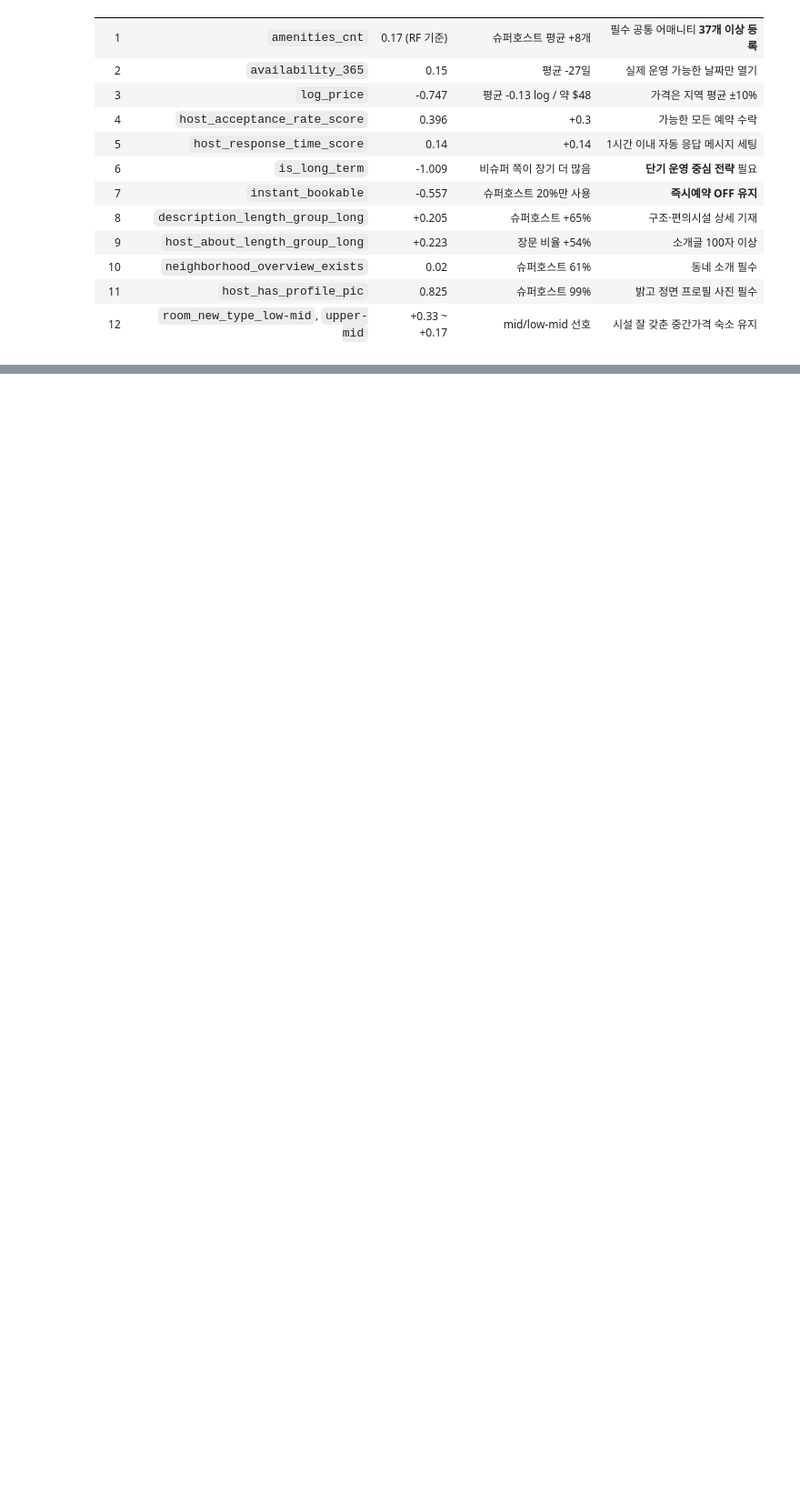
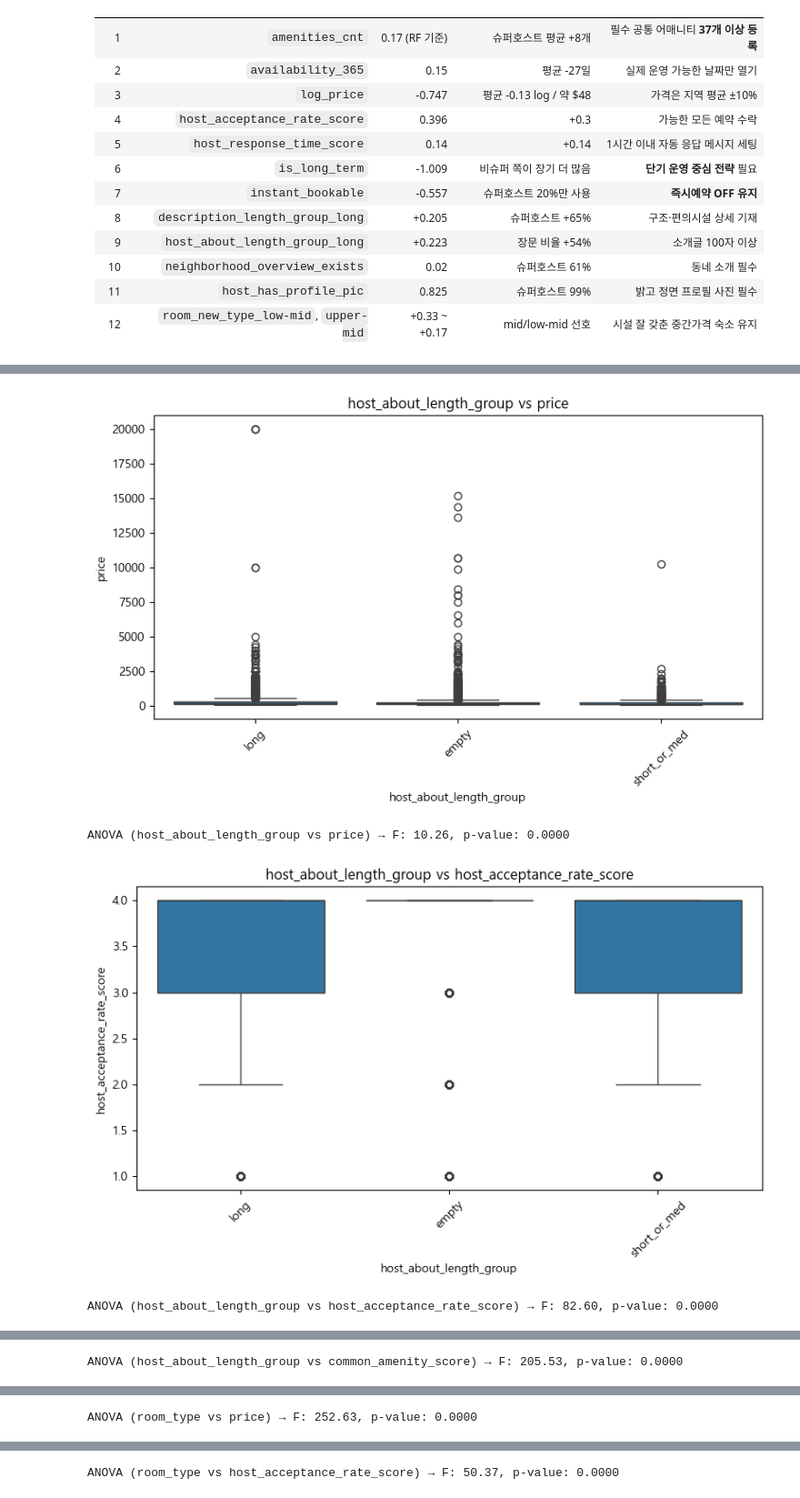
Before and after one commit to jiwon512/advanced_project, a Jupyter notebook: hayoung/2/superhost.ipynb, the cells around one changed output, grey strips where cells are left out. Shown at 91% size. Cells and saved outputs as stored; diff of their text form; code cells hidden in the pictures; blank space fills up the shorter version.

```diff
--- a/hayoung/2/superhost.ipynb
+++ b/hayoung/2/superhost.ipynb
@@ -1656,0 +1684,29 @@ See the caveats in the documentation: https://pandas.pydata.org/pandas-docs/stab
+# %%
+from scipy.stats import f_oneway
+
+# 범주형 변수 리스트
+categorical_cols = [
+    'host_about_length_group', 'room_type', 'neighbourhood_group_cleansed',
+    'name_length_group', 'description_length_group', 'room_new_type'
+]
+
+# 대표 수치형 변수들과 Boxplot + ANOVA 테스트
+for cat in categorical_cols:
+    for num in ['price', 'host_acceptance_rate_score', 'common_amenity_score']:
+        # Boxplot
+        plt.figure(figsize=(8, 5))
+        sns.boxplot(x=cat, y=num, data=df)
+        plt.title(f"{cat} vs {num}")
+        plt.xticks(rotation=45)
+        plt.tight_layout()
+        plt.show()
+
+        # ANOVA
+        groups = [group[num].dropna() for _, group in df.groupby(cat)]
+        f_stat, p = f_oneway(*groups)
+        print(f"ANOVA ({cat} vs {num}) → F: {f_stat:.2f}, p-value: {p:.4f}\n")
+# %% [output]
+[figure, added]
+ANOVA (host_about_length_group vs price) → F: 10.26, p-value: 0.0000
+[figure, added]
+ANOVA (host_about_length_group vs host_acceptance_rate_score) → F: 82.60, p-value: 0.0000
@@ -1656,0 +1714 @@ See the caveats in the documentation: https://pandas.pydata.org/pandas-docs/stab
+ANOVA (host_about_length_group vs common_amenity_score) → F: 205.53, p-value: 0.0000
@@ -1656,0 +1716 @@ See the caveats in the documentation: https://pandas.pydata.org/pandas-docs/stab
+ANOVA (room_type vs price) → F: 252.63, p-value: 0.0000
@@ -1656,0 +1718 @@ See the caveats in the documentation: https://pandas.pydata.org/pandas-docs/stab
+ANOVA (room_type vs host_acceptance_rate_score) → F: 50.37, p-value: 0.0000
```
Also changed, not shown: parts of 28 cells of this notebook.
